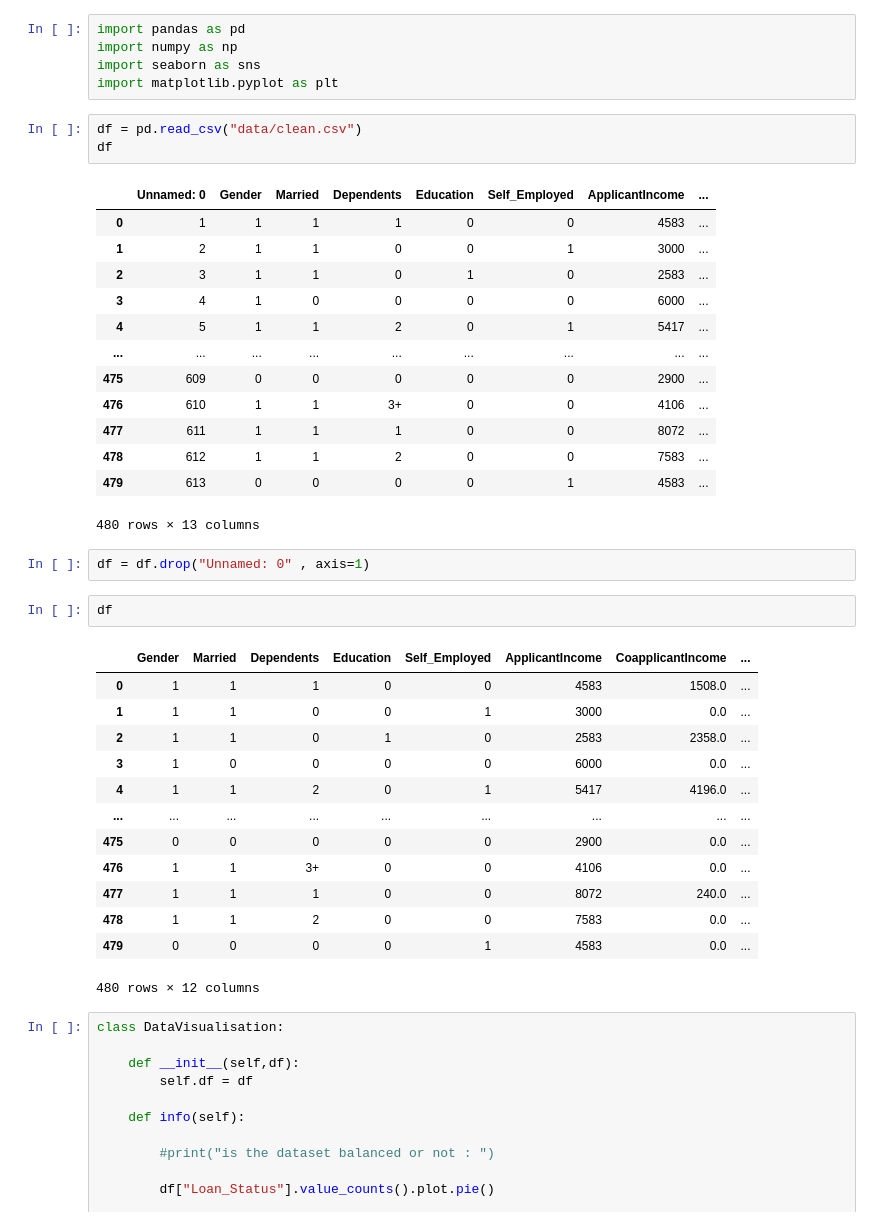
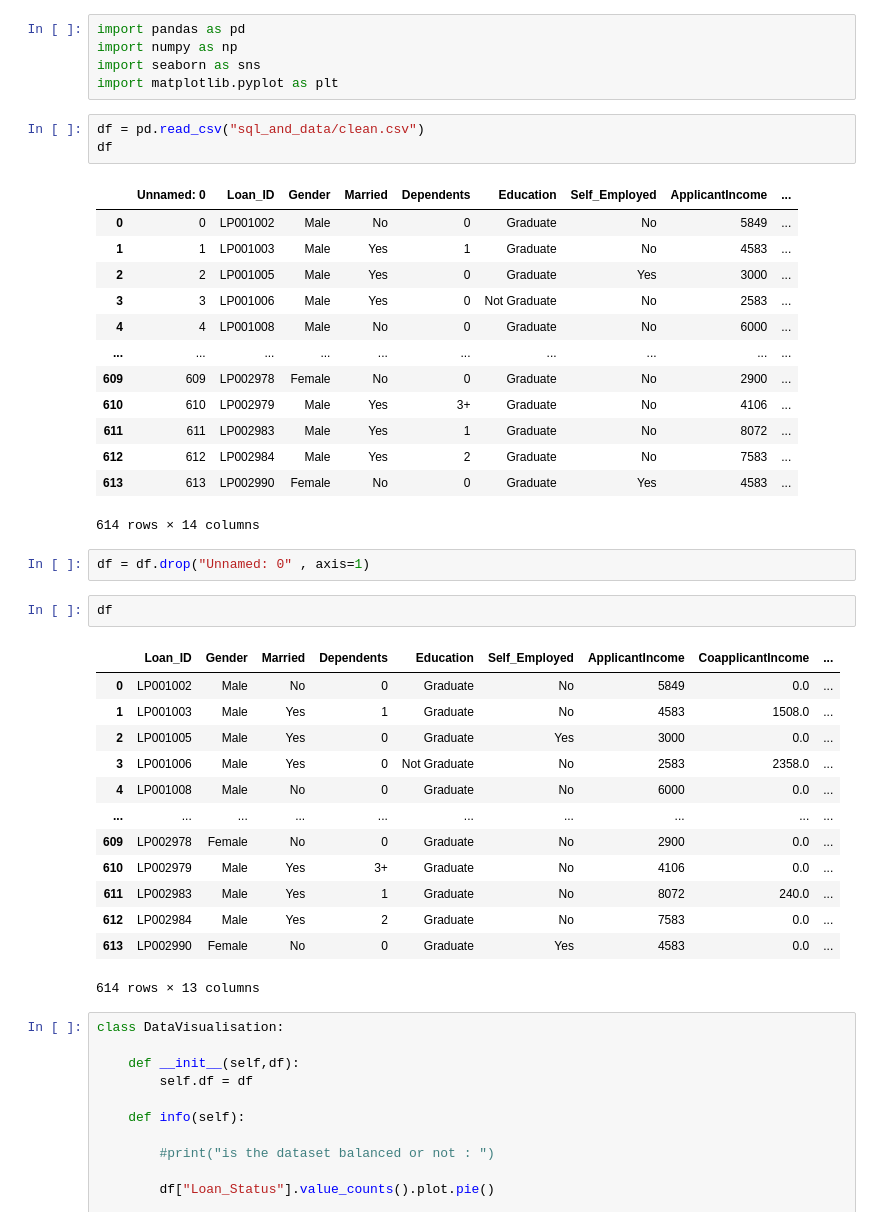
Before and after one commit to EdenLecarpentier/loan_prediction_file_rouge, a Jupyter notebook: notebook/data_visualisation.ipynb, the cells around one changed output. Saved outputs shown, nothing was run; the diff lists cells and outputs as text.

```diff
--- a/notebook/data_visualisation.ipynb
+++ b/notebook/data_visualisation.ipynb
@@ -4,40 +4,40 @@ import numpy as np
 import seaborn as sns
 import matplotlib.pyplot as plt
 # %%
-df = pd.read_csv("data/clean.csv")
+df = pd.read_csv("sql_and_data/clean.csv")
 df
 # %% [output]
-|  | Unnamed: 0 | Gender | Married | Dependents | Education | Self_Employed | ApplicantIncome | ... |
-| 0 | 1 | 1 | 1 | 1 | 0 | 0 | 4583 | ... |
-| 1 | 2 | 1 | 1 | 0 | 0 | 1 | 3000 | ... |
-| 2 | 3 | 1 | 1 | 0 | 1 | 0 | 2583 | ... |
-| 3 | 4 | 1 | 0 | 0 | 0 | 0 | 6000 | ... |
-| 4 | 5 | 1 | 1 | 2 | 0 | 1 | 5417 | ... |
-| ... | ... | ... | ... | ... | ... | ... | ... | ... |
-| 475 | 609 | 0 | 0 | 0 | 0 | 0 | 2900 | ... |
-| 476 | 610 | 1 | 1 | 3+ | 0 | 0 | 4106 | ... |
-| 477 | 611 | 1 | 1 | 1 | 0 | 0 | 8072 | ... |
-| 478 | 612 | 1 | 1 | 2 | 0 | 0 | 7583 | ... |
-| 479 | 613 | 0 | 0 | 0 | 0 | 1 | 4583 | ... |
+|  | Unnamed: 0 | Loan_ID | Gender | Married | Dependents | Education | Self_Employed | ApplicantIncome | ... |
+| 0 | 0 | LP001002 | Male | No | 0 | Graduate | No | 5849 | ... |
+| 1 | 1 | LP001003 | Male | Yes | 1 | Graduate | No | 4583 | ... |
+| 2 | 2 | LP001005 | Male | Yes | 0 | Graduate | Yes | 3000 | ... |
+| 3 | 3 | LP001006 | Male | Yes | 0 | Not Graduate | No | 2583 | ... |
+| 4 | 4 | LP001008 | Male | No | 0 | Graduate | No | 6000 | ... |
+| ... | ... | ... | ... | ... | ... | ... | ... | ... | ... |
+| 609 | 609 | LP002978 | Female | No | 0 | Graduate | No | 2900 | ... |
+| 610 | 610 | LP002979 | Male | Yes | 3+ | Graduate | No | 4106 | ... |
+| 611 | 611 | LP002983 | Male | Yes | 1 | Graduate | No | 8072 | ... |
+| 612 | 612 | LP002984 | Male | Yes | 2 | Graduate | No | 7583 | ... |
+| 613 | 613 | LP002990 | Female | No | 0 | Graduate | Yes | 4583 | ... |
-480 rows × 13 columns
+614 rows × 14 columns
 # %%
 df = df.drop("Unnamed: 0" , axis=1)
 # %%
 df
 # %% [output]
-|  | Gender | Married | Dependents | Education | Self_Employed | ApplicantIncome | CoapplicantIncome | ... |
-| 0 | 1 | 1 | 1 | 0 | 0 | 4583 | 1508.0 | ... |
-| 1 | 1 | 1 | 0 | 0 | 1 | 3000 | 0.0 | ... |
-| 2 | 1 | 1 | 0 | 1 | 0 | 2583 | 2358.0 | ... |
-| 3 | 1 | 0 | 0 | 0 | 0 | 6000 | 0.0 | ... |
-| 4 | 1 | 1 | 2 | 0 | 1 | 5417 | 4196.0 | ... |
-| ... | ... | ... | ... | ... | ... | ... | ... | ... |
-| 475 | 0 | 0 | 0 | 0 | 0 | 2900 | 0.0 | ... |
-| 476 | 1 | 1 | 3+ | 0 | 0 | 4106 | 0.0 | ... |
-| 477 | 1 | 1 | 1 | 0 | 0 | 8072 | 240.0 | ... |
-| 478 | 1 | 1 | 2 | 0 | 0 | 7583 | 0.0 | ... |
-| 479 | 0 | 0 | 0 | 0 | 1 | 4583 | 0.0 | ... |
+|  | Loan_ID | Gender | Married | Dependents | Education | Self_Employed | ApplicantIncome | CoapplicantIncome | ... |
+| 0 | LP001002 | Male | No | 0 | Graduate | No | 5849 | 0.0 | ... |
+| 1 | LP001003 | Male | Yes | 1 | Graduate | No | 4583 | 1508.0 | ... |
+| 2 | LP001005 | Male | Yes | 0 | Graduate | Yes | 3000 | 0.0 | ... |
+| 3 | LP001006 | Male | Yes | 0 | Not Graduate | No | 2583 | 2358.0 | ... |
+| 4 | LP001008 | Male | No | 0 | Graduate | No | 6000 | 0.0 | ... |
+| ... | ... | ... | ... | ... | ... | ... | ... | ... | ... |
+| 609 | LP002978 | Female | No | 0 | Graduate | No | 2900 | 0.0 | ... |
+| 610 | LP002979 | Male | Yes | 3+ | Graduate | No | 4106 | 0.0 | ... |
+| 611 | LP002983 | Male | Yes | 1 | Graduate | No | 8072 | 240.0 | ... |
+| 612 | LP002984 | Male | Yes | 2 | Graduate | No | 7583 | 0.0 | ... |
+| 613 | LP002990 | Female | No | 0 | Graduate | Yes | 4583 | 0.0 | ... |
-480 rows × 12 columns
+614 rows × 13 columns
 # %%
 class DataVisualisation:
 
```
Also changed, not shown: parts of 5 cells of this notebook, 5 other files.
